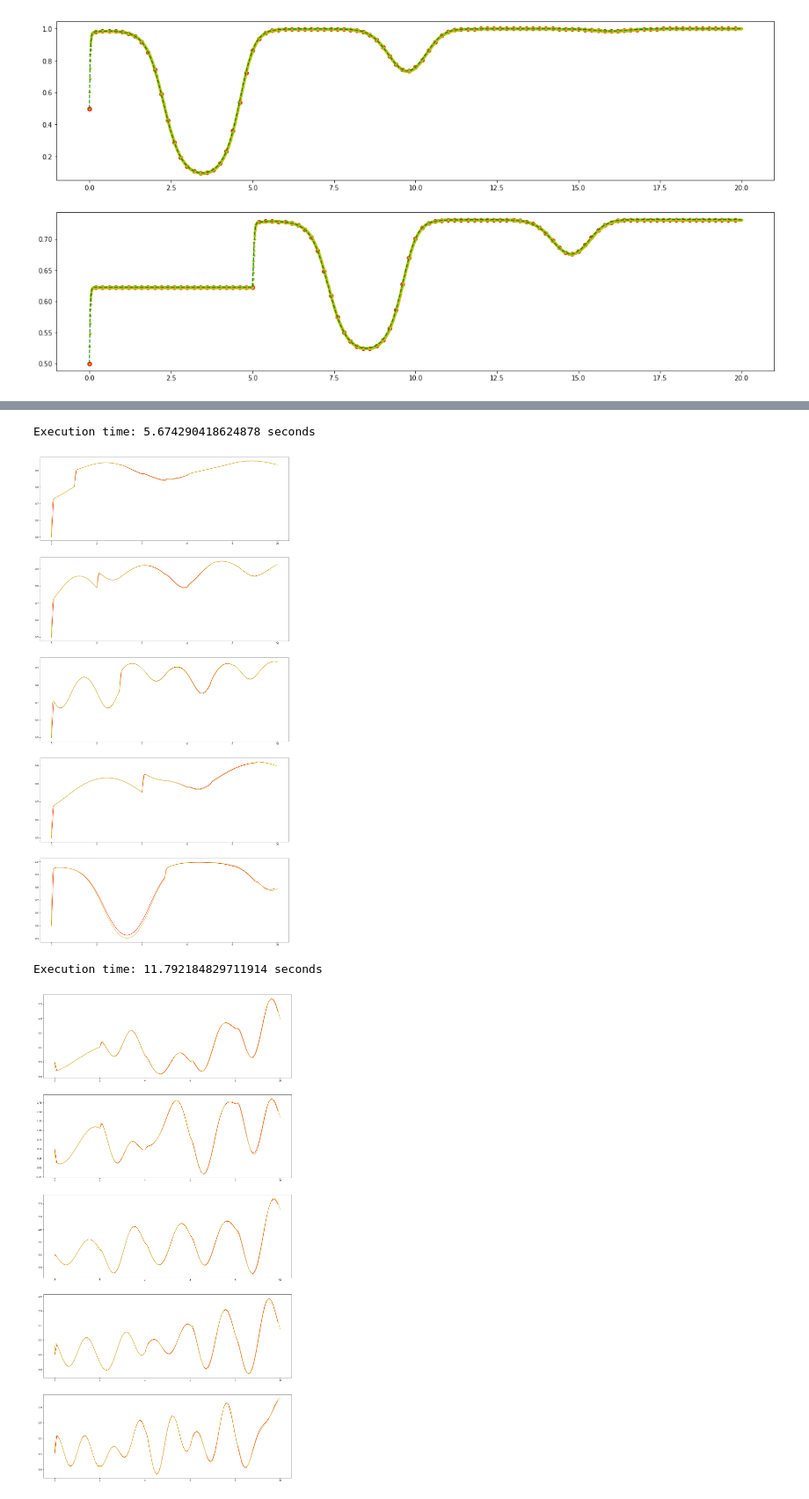
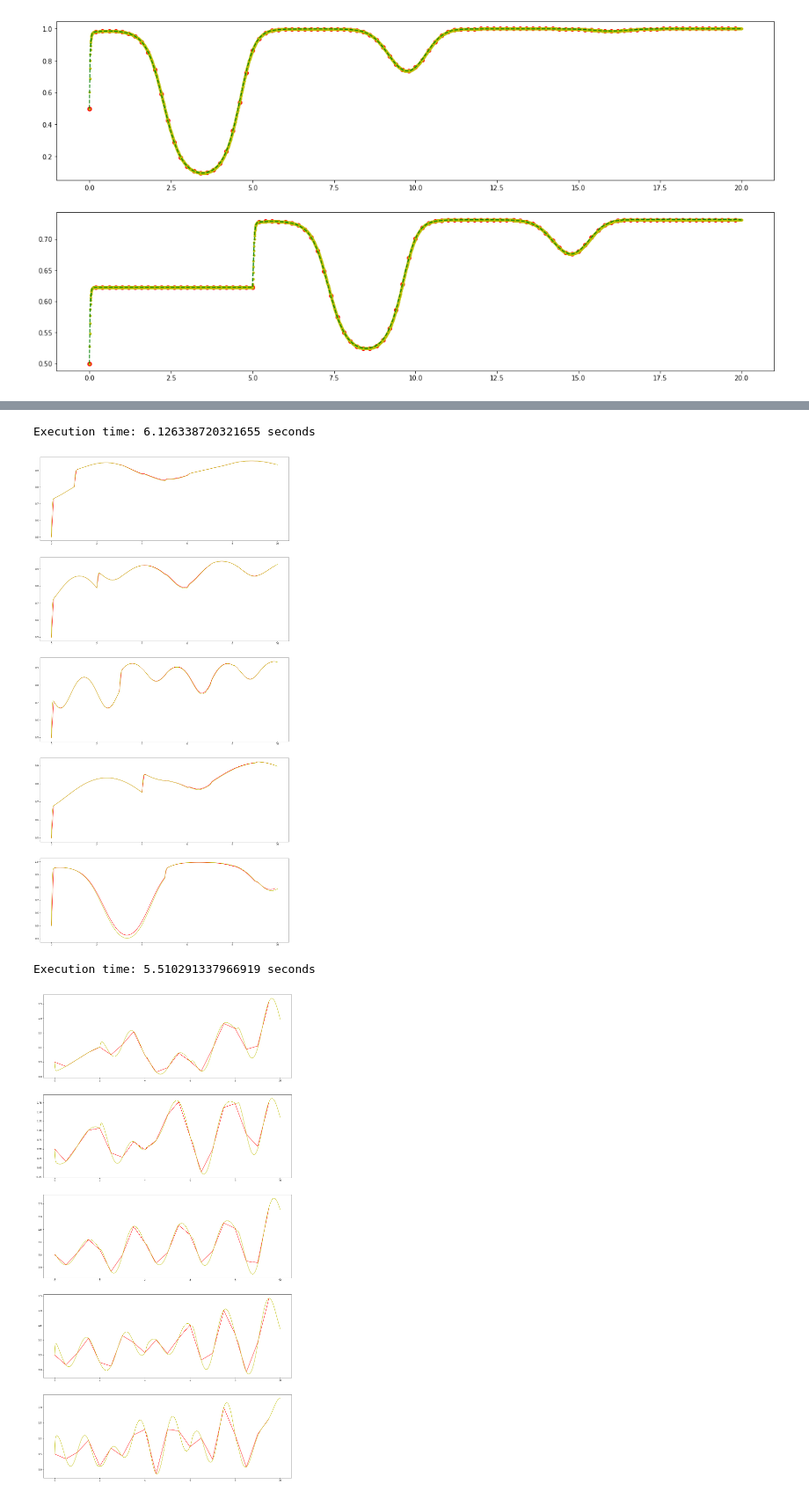
Before and after one commit to CNS-OIST/draculab, a Jupyter notebook: test2.ipynb, the cells around one changed output, grey strips where cells are left out. Shown at 88% size. Drawn from its saved outputs; the diff is of its cells as text; code cells hidden in the pictures.

```diff
--- a/test2.ipynb
+++ b/test2.ipynb
@@ -139,8 +135,8 @@ for idx_to, unit_to in enumerate(sig_units):
 start_time = time.time()
 sim_dat = n2.run(10)
 print('Execution time: %s seconds' % (time.time() - start_time))
-xpp_dat = loadData('sim3oderun0.dat')  # ran in XPP with lrate = 0
-xpp_dat = loadData('sim3oderun5.dat')  # ran in XPP with lrate = 0.5
+xpp_dat = loadData('./tests/sim3oderun0.dat')  # ran in XPP with lrate = 0
+xpp_dat = loadData('./tests/sim3oderun5.dat')  # ran in XPP with lrate = 0.5
 
 fig = plt.figure(figsize=(20,40))
 plt.subplot(511)
@@ -156,7 +152,7 @@ pylab.plot(sim_dat[0], sim_dat[1][9], 'r', xpp_dat[0], xpp_dat[5], 'y', figure=f
 
 plt.show()
 # %% [output]
-Execution time: 5.674290418624878 seconds
+Execution time: 6.126338720321655 seconds
 [figure]
 # %%
 
@@ -164,7 +160,7 @@ Execution time: 5.674290418624878 seconds
 ## A simplified version of TEST 2 ##
 
 ######### 1) Create a network
-net_params = {'min_delay' : 0.1, 'min_buff_size' : 5 } # parameter dictionary for the network
+net_params = {'min_delay' : .5, 'min_buff_size' : 5 } # parameter dictionary for the network
 n3 = network(net_params)
 
 ######### 2) Put some units in the network
@@ -193,33 +189,33 @@ syn_pars = {'init_w' : 0.5, 'lrate' : 0.0, 'tau_x' : 1., 'tau_y' : 1.,
 # whereas projections from sigmoidals have delay 2 and weight 0.3
 for inp_unit, sig_unit in zip(inputs,sig_units):
     n3.connect([inp_unit], [sig_unit], conn_spec, syn_pars)
 
 conn_spec['delay'] = 2.
 syn_pars['init_w'] = 0.3
 n3.connect(sig_units, sig_units, conn_spec, syn_pars)
 
 ######### 4) Running and visualizing
 start_time = time.time()
 sim_dat = n3.run(10)
 print('Execution time: %s seconds' % (time.time() - start_time))
-xpp_dat = loadData('sim4aoderun.dat')
+xpp_dat = loadData('./tests/sim4aoderun.dat')
 
 fig = plt.figure(figsize=(20,40))
 plt.subplot(511)
 pylab.plot(sim_dat[0], sim_dat[1][5], 'r', xpp_dat[0], xpp_dat[1], 'y', figure=fig)
 plt.subplot(512)
 pylab.plot(sim_dat[0], sim_dat[1][6], 'r', xpp_dat[0], xpp_dat[2], 'y', figure=fig)
 plt.subplot(513)
 pylab.plot(sim_dat[0], sim_dat[1][7], 'r', xpp_dat[0], xpp_dat[3], 'y', figure=fig)
 plt.subplot(514)
 pylab.plot(sim_dat[0], sim_dat[1][8], 'r', xpp_dat[0], xpp_dat[4], 'y', figure=fig)
 plt.subplot(515)
 pylab.plot(sim_dat[0], sim_dat[1][9], 'r', xpp_dat[0], xpp_dat[5], 'y', figure=fig)
 
 plt.show()
 
 #np.set_printoptions(precision=3)
 #print(conn_mat(n3))
 # %% [output]
-Execution time: 11.792184829711914 seconds
+Execution time: 5.510291337966919 seconds
-[figure, old version]
+[figure, new version]
```
Also changed, not shown: parts of 3 cells of this notebook, 17 other files.
